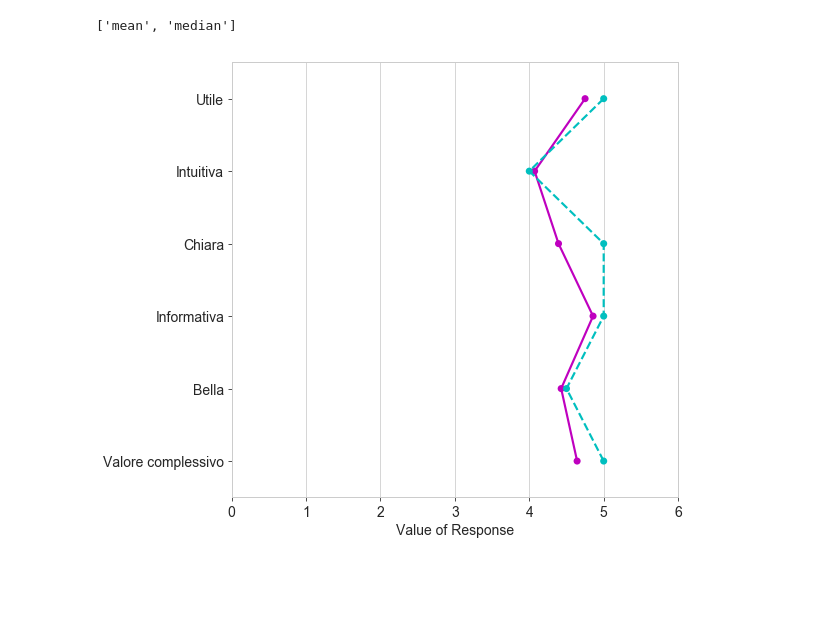
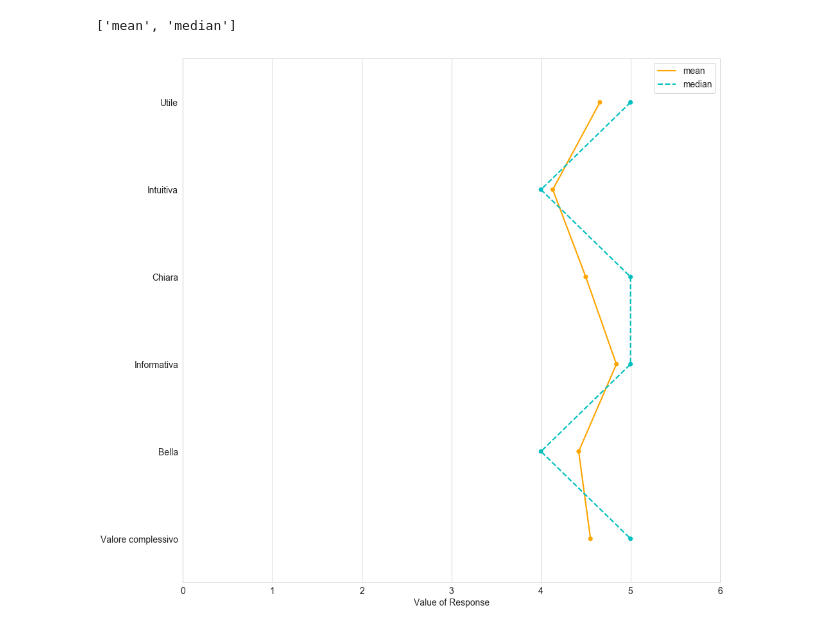
Before and after one commit to DBertazioli/ARmeetup, a Jupyter notebook: Visualizations/survey/snake diagram.ipynb, the cells around one changed output. Cells and saved outputs as stored; diff of their text form; code cells hidden in the pictures; blank space fills up the shorter version.

Commit message:
update viz survey

```diff
--- a/Visualizations/survey/snake diagram.ipynb
+++ b/Visualizations/survey/snake diagram.ipynb
@@ -2,3 +2,7 @@
 import seaborn as sns
 import matplotlib.pyplot as plt
 import pandas as pd
+# %%
+df = pd.read_table('https://raw.githubusercontent.com/DBertazioli/ARmeetup/master/Visualizations/survey/Questionario%20psicometrico%20(VIZ_1).txt',
+                  sep = ",")
+df.head()
@@ -5,3 +16,3 @@ import pandas as pd
 # %%
-df = pd.read_csv('Questionario psicometrico (VIZ_1).csv')
-df.drop('Informazioni cronologiche', axis=1, inplace=True)
+df.drop(['Informazioni cronologiche', 'Lascia un feedback'], axis=1, inplace=True)
+df.head()
@@ -76,15 +63,16 @@ list(df2.columns)
 # %%
 # ['Utile', 'Intuitiva', 'Chiara', 'Informativa', 'Bella', 'Valore Complessivo'],
 #hfont = {'fontname':'Courier New'}
 plt.rcParams['font.size'] = 14
-plt.figure(figsize=(8,8))
+plt.figure(figsize=(15,15))
 sns.set_style("whitegrid", {"xtick.major.size": 4, "ytick.major.size": 4})
 g = sns.pointplot(y = list(df2.index),
-                   x = df2['mean'], color='m', scale=0.8)
+                   x = df2['mean'], color='orange', scale=0.8, label = 'mean')
 g = sns.pointplot(y = list(df2.index),
-                   x = df2['median'], color='c', linestyles='--', scale=0.8)
+                   x = df2['median'], color='c', linestyles='--', scale=0.8, label = 'median')
+g.legend(handles=g.lines[::len(df2)+1], labels=["mean","median"])
 plt.xlabel('Value of Response') #, **hfont
 g.set(xlim=(0, 6))
-#plt.savefig('test.png')
+plt.savefig('snake_diagram_viz1.png', dpi = 800)
 # %% [output]
-[figure, old version]
+[figure, new version]
```
Also changed, not shown: parts of 9 cells of this notebook, 3 other files.
